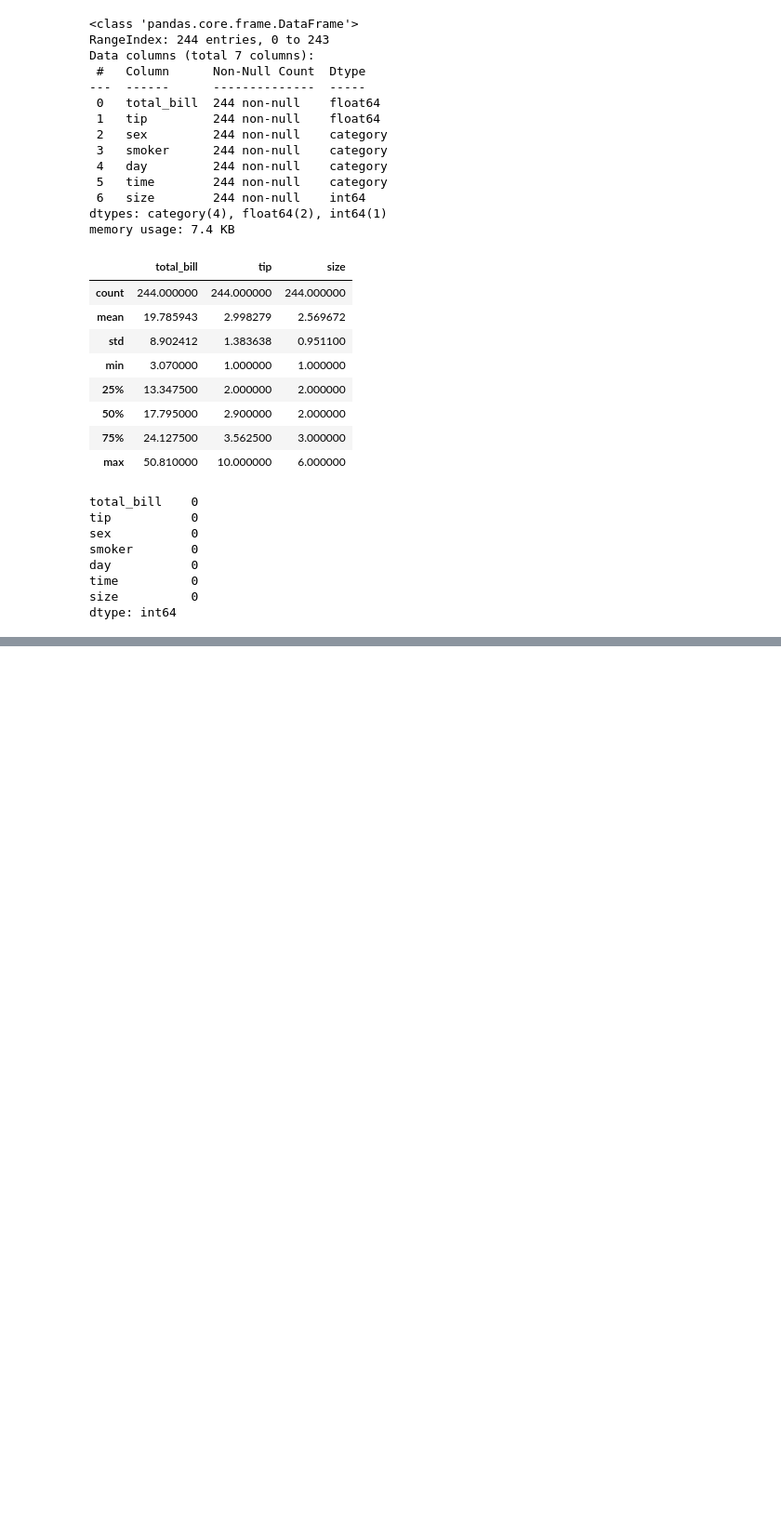
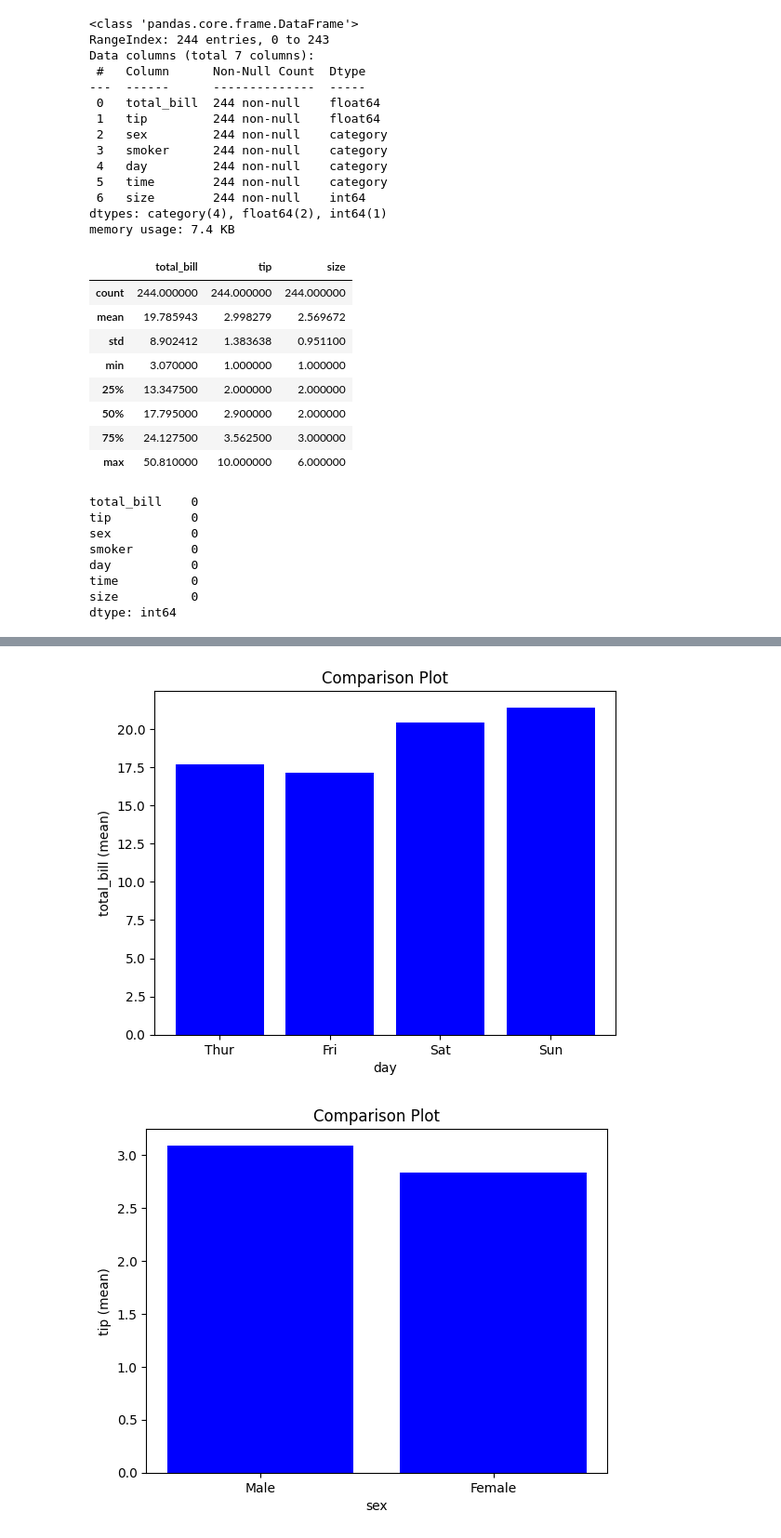
Before and after one commit to AntiSpiral-0/AI-Yassine-Ben-Thayer-OPA23, a Jupyter notebook: Exercices/Overfitting_Underfitting.ipynb, the cells around one changed output, grey strips where cells are left out. Shown at 93% size. Saved outputs shown, nothing was run; the diff lists cells and outputs as text; code cells hidden in the pictures; blank space fills up the shorter version.

```diff
--- a/Exercices/Overfitting_Underfitting.ipynb
+++ b/Exercices/Overfitting_Underfitting.ipynb
@@ -76,0 +92,24 @@ df_tips_stats.describe()
+# %%
+import matplotlib.pyplot as plt
+
+def Plotgraph(df, x_col, y_col):
+    # Group by the x column and calculate the mean of the y column for each group
+    grouped_data = df.groupby(x_col)[y_col].mean()
+
+    # Create bar plot
+    plt.bar(grouped_data.index, grouped_data.values, color='blue')
+
+    # Set labels and title
+    plt.xlabel(x_col)
+    plt.ylabel(y_col + " (mean)")
+    plt.title('Comparison Plot')
+
+    # Show plot
+    plt.show()
+
+# Example usage:
+Plotgraph(df_tips_stats, "day", "total_bill")
+Plotgraph(df_tips_stats, "sex", "tip")
+# %% [output]
+[figure, added]
+[figure, added]
```
Also changed, not shown: parts of 11 cells of this notebook, 5 other files.
